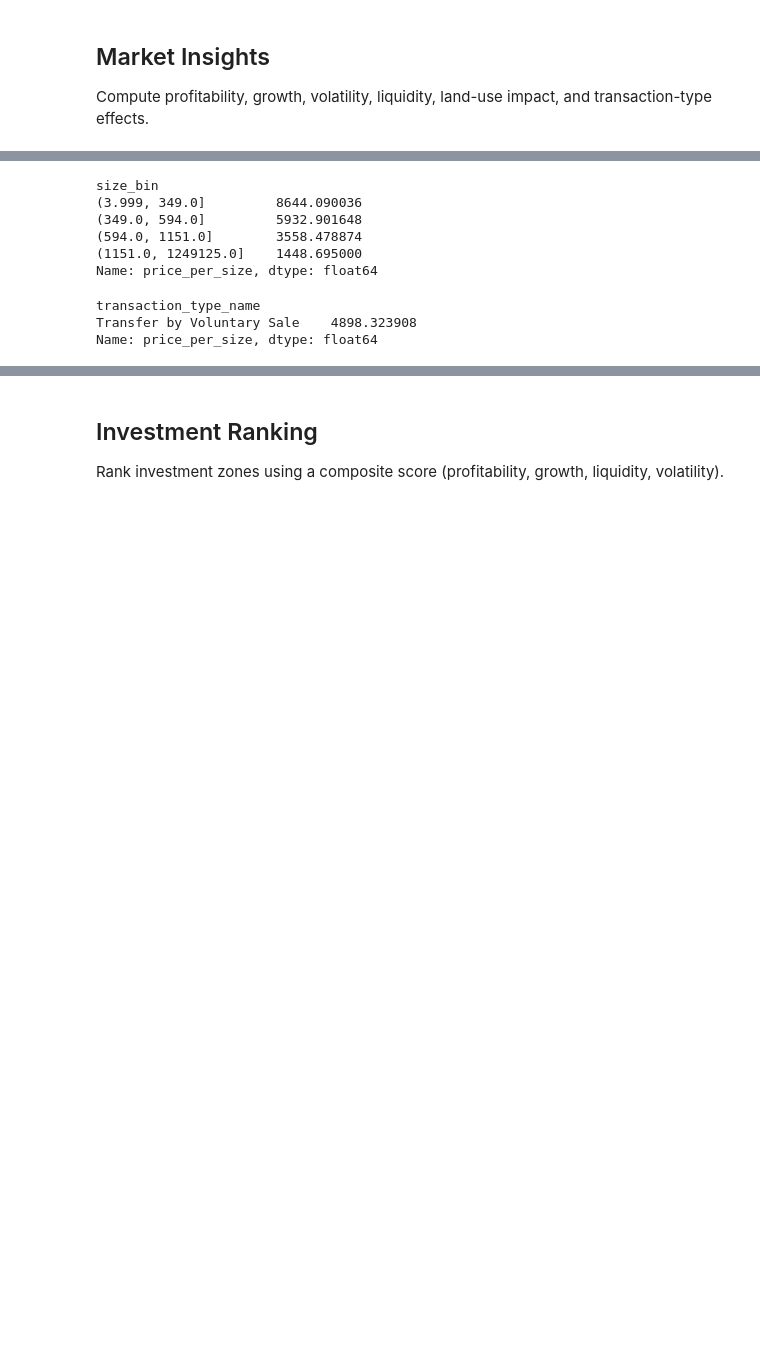
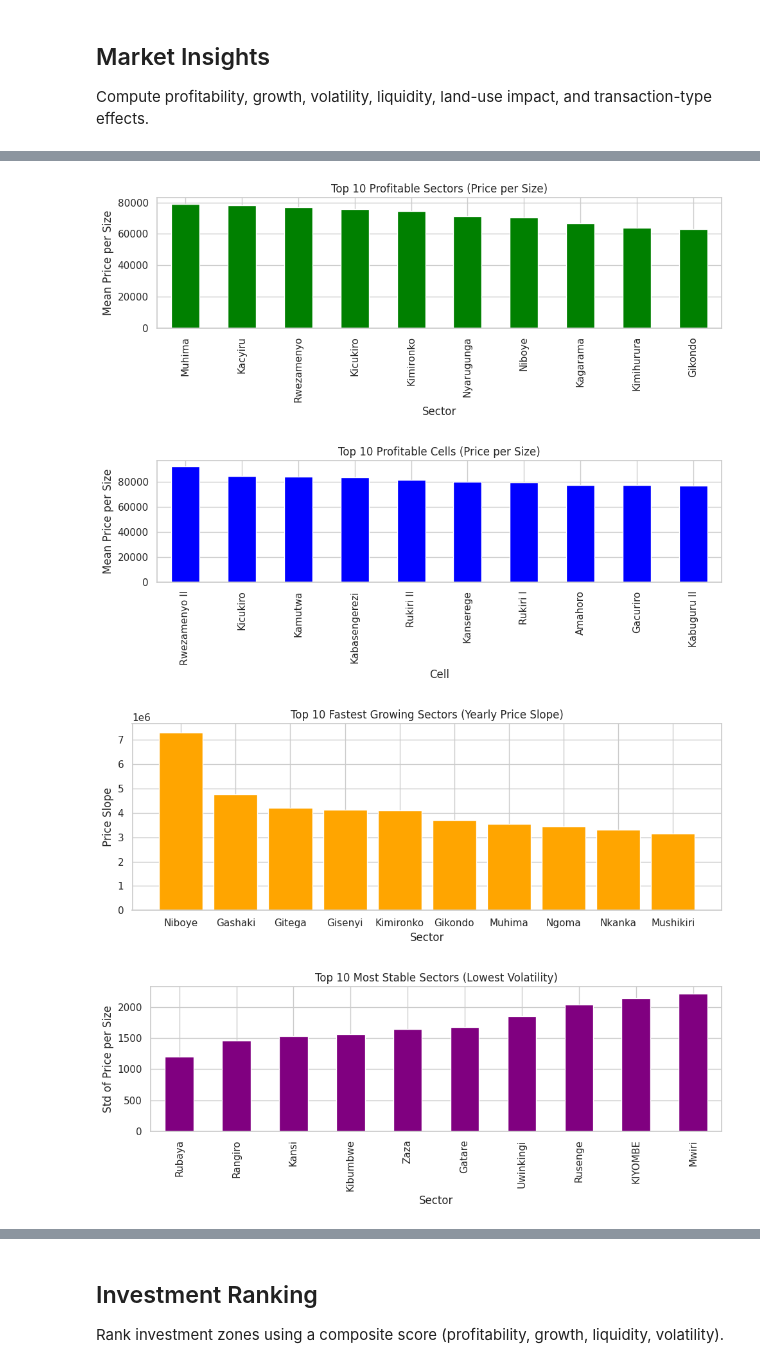
Before and after one commit to lscblack/Safe_Land_Rwanda, a Jupyter notebook: ml/market_trends/MarketTrendAnalysis.ipynb, the cells around one changed output, grey strips where cells are left out. Drawn from its saved outputs; the diff is of its cells as text; code cells hidden in the pictures; blank space fills up the shorter version.

```diff
--- a/ml/market_trends/MarketTrendAnalysis.ipynb
+++ b/ml/market_trends/MarketTrendAnalysis.ipynb
@@ -250,13 +224,27 @@ Insight: Detects uptrends or downturns in the market over time.
 ## Market Insights
 Compute profitability, growth, volatility, liquidity, land-use impact, and transaction-type effects.
 # %%
-# Top profitable sectors and cells by price_per_size
+# Market insights (visualized)
+
+# Top profitable sectors and cells by price_per_size (analysis only)
 top_sectors_profit = df_feat.groupby("sectorname")["price_per_size"].mean().sort_values(ascending=False).head(10)
 top_cells_profit = df_feat.groupby("cellname")["price_per_size"].mean().sort_values(ascending=False).head(10)
-display(top_sectors_profit)
-display(top_cells_profit)
+plt.figure(figsize=(10, 4))
+top_sectors_profit.plot(kind="bar", color="green")
+plt.title("Top 10 Profitable Sectors (Price per Size)")
+plt.ylabel("Mean Price per Size")
+plt.xlabel("Sector")
+plt.tight_layout()
+plt.show()
+plt.figure(figsize=(10, 4))
+top_cells_profit.plot(kind="bar", color="blue")
+plt.title("Top 10 Profitable Cells (Price per Size)")
+plt.ylabel("Mean Price per Size")
+plt.xlabel("Cell")
+plt.tight_layout()
+plt.show()
 
-# Fastest growing regions by yearly price trend (simple linear slope)
+# Fastest growing sectors by yearly price trend (linear slope)
 yearly_sector = df_feat.groupby(["sectorname", "year"])["sale_price"].mean().reset_index()
 growth_scores = []
 for sector, group in yearly_sector.groupby("sectorname"):
@@ -265,26 +253,41 @@ for sector, group in yearly_sector.groupby("sectorname"):
     slope = np.polyfit(group["year"], group["sale_price"], 1)[0]
     growth_scores.append((sector, slope))
 growth_df = pd.DataFrame(growth_scores, columns=["sectorname", "price_slope"]).sort_values("price_slope", ascending=False)
-display(growth_df.head(10))
+plt.figure(figsize=(10, 4))
+plt.bar(growth_df["sectorname"].head(10), growth_df["price_slope"].head(10), color="orange")
+plt.title("Top 10 Fastest Growing Sectors (Yearly Price Slope)")
+plt.ylabel("Price Slope")
+plt.xlabel("Sector")
+plt.tight_layout()
+plt.show()
 
-# Volatility by location (std of price_per_size)
+# Volatility by sector (std of price_per_size)
 volatility = df_feat.groupby("sectorname")["price_per_size"].std().sort_values(ascending=True)
-display(volatility.head(10))
+plt.figure(figsize=(10, 4))
+volatility.head(10).plot(kind="bar", color="purple")
+plt.title("Top 10 Most Stable Sectors (Lowest Volatility)")
+plt.ylabel("Std of Price per Size")
+plt.xlabel("Sector")
+plt.tight_layout()
+plt.show()
 
 # Liquidity indicator (transaction frequency)
 liquidity = df_feat["sectorname"].value_counts().rename("txn_count")
-display(liquidity.head(10))
+plt.figure(figsize=(10, 4))
+liquidity.head(10).plot(kind="bar", color="cyan")
+plt.title("Top 10 Most Liquid Sectors (Transaction Count)")
+plt.ylabel("Transaction Count")
+plt.xlabel("Sector")
+plt.tight_layout()
+plt.show()
 
 # Land use impact on price
 land_use_price = df_feat.groupby("land_use_name_kinyarwanda")["price_per_size"].mean().sort_values(ascending=False)
-display(land_use_price.head(10))
-
-# Size vs price efficiency (price_per_size by size quantile)
-df_feat["size_bin"] = pd.qcut(df_feat["size"], 4, duplicates="drop")
-size_eff = df_feat.groupby("size_bin")["price_per_size"].mean()
-display(size_eff)
-
-# Transaction type effect on price
-txn_type_effect = df_feat.groupby("transaction_type_name")["price_per_size"].mean().sort_values(ascending=False)
-display(txn_type_effect)
+plt.figure(figsize=(10, 4))
+land_use_price.head(10).plot(kind="bar", color="magenta")
+plt.title("Top 10 Land Use Types (Mean Price per Size)")
+plt.ylabel("Mean Price per Size")
+plt.xlabel("Land Use Type")
+plt.tight_layout()
+plt.show()
 # %% [output]
@@ -362,9 +294,4 @@ Name: price_per_size, dtype: float64
-size_bin
-(3.999, 349.0]         8644.090036
-(349.0, 594.0]         5932.901648
-(594.0, 1151.0]        3558.478874
-(1151.0, 1249125.0]    1448.695000
-Name: price_per_size, dtype: float64
-transaction_type_name
-Transfer by Voluntary Sale    4898.323908
-Name: price_per_size, dtype: float64
+[figure, added]
+[figure, added]
+[figure, added]
+[figure, added]
```
Also changed, not shown: parts of 21 cells of this notebook, 21 other files.
